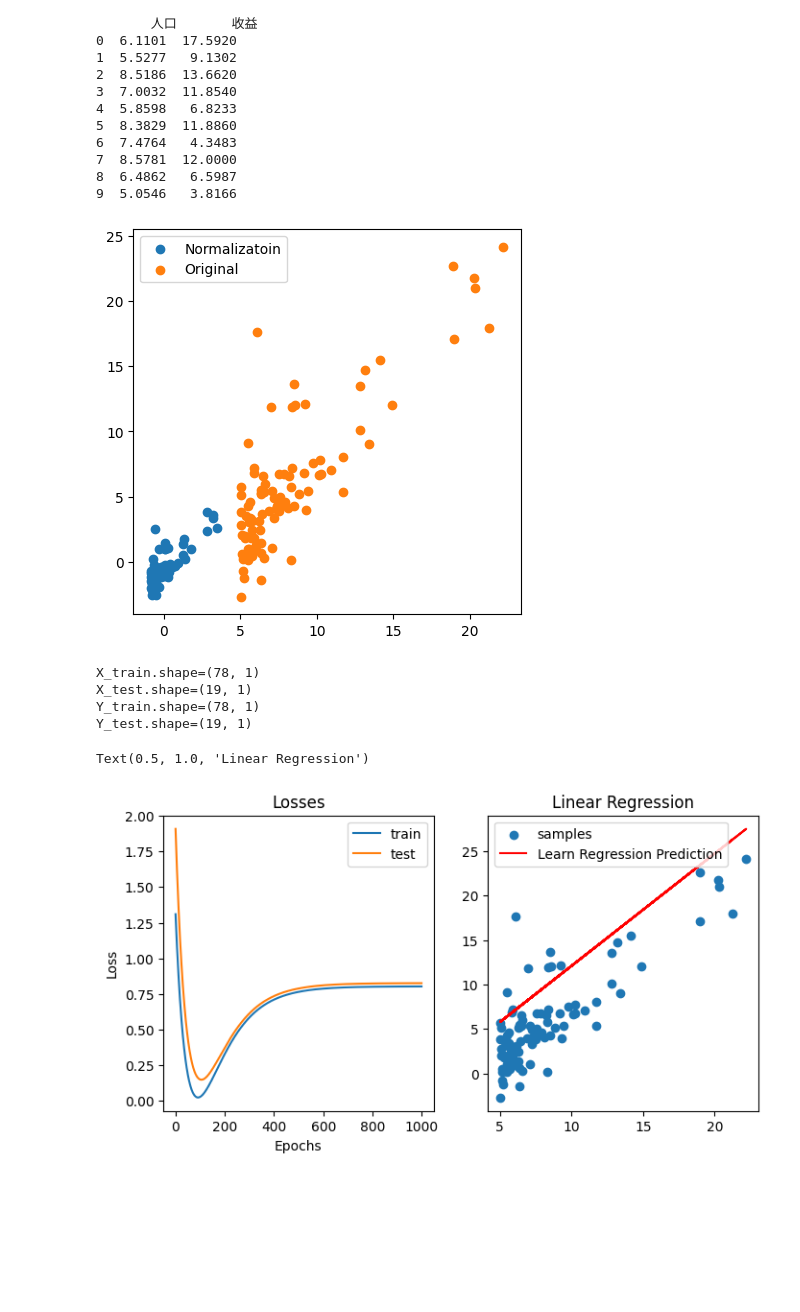
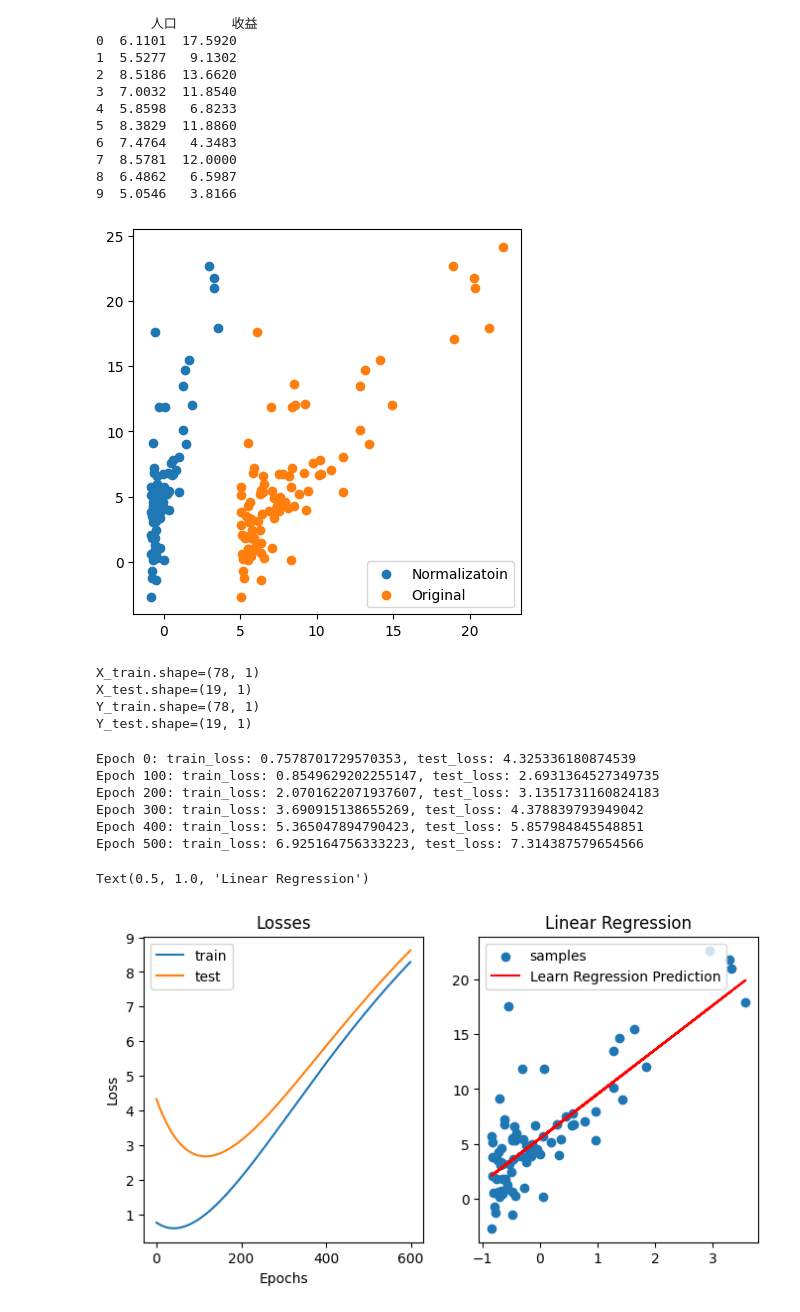
Before and after one commit to roseee-e/ML-homework, a Jupyter notebook: 第三次作业/张丁文_2200170271.ipynb, the cells around one changed output. Cells and saved outputs as stored; diff of their text form; code cells hidden in the pictures; blank space fills up the shorter version.

```diff
--- a/第三次作业/张丁文_2200170271.ipynb
+++ b/第三次作业/张丁文_2200170271.ipynb
@@ -123,11 +123,9 @@ X_train_mean = X_train.mean()
 X_train_std = X_train.std()
 X_train = (X_train-X_train_mean)/X_train_std
 X_test = (X_test-X_train_mean)/X_train_std
-Y_train = (Y_train-X_train_mean)/X_train_std
-Y_test = (Y_test-X_train_mean)/X_train_std
+# Y_train = (Y_train-X_train_mean)/X_train_std
+# Y_test = (Y_test-X_train_mean)/X_train_std
 
-train_losses = []
-test_losses = []
 
 plt.figure(figsize=(5, 5))
 plt.scatter(X_train, Y_train, label='Normalizatoin')
@@ -136,7 +134,7 @@ plt.legend()
 plt.show()
 print(f'{X_train.shape=}\n{X_test.shape=}\n{Y_train.shape=}\n{Y_test.shape=}')
 # %% [output]
-[figure, old version]
+[figure, new version]
 X_train.shape=(78, 1)
 X_test.shape=(19, 1)
 Y_train.shape=(78, 1)
@@ -148,7 +146,7 @@ import matplotlib.pyplot as plt
 
 
 class LinearRegression:
-    def __init__(self, lr=0.01):
+    def __init__(self, lr=0.001):
         self.lr = lr
         self.w = None
         self.b = None
@@ -156,6 +154,8 @@ class LinearRegression:
     def init(self, n_features):
         self.w = np.random.randn(n_features, 1)
         self.b = np.random.randn(n_features, 1)
+        # self.w=np.zeros((n_features,1))
+        # self.b=0
 
     def loss(self, y_true, y_hat):
         n_samples = y_true.shape[0]
@@ -171,48 +171,51 @@ class LinearRegression:
 
     def update(self, X, y, y_hat, n_samples, alpha):
         dw, db = self.gradient(X, y, n_samples, y_hat, alpha)
         self.w -= self.lr * dw
         self.b -= self.lr * db
 
 
-def fit(model: LinearRegression, X_train, X_test, train_losses, Y_train, Y_test, test_losses,iters, alpha=0.1):
+def fit(model: LinearRegression, X_train, X_test, train_losses, Y_train, Y_test, test_losses,iters, alpha=0.2):
     n_samples, n_features = X_train.shape
     model.init(n_features)
-    for _ in range(iters):
+    for epoh in range(iters):
         y_hat = model.forward(X_train)
         train_loss = model.loss(Y_train, y_hat)
         train_losses.append(train_loss)
         test_loss=model.loss(Y_test, model.forward(X_test))
         test_losses.append(test_loss)
         model.update(X_train, Y_train, y_hat, n_samples, alpha)
-        if test_loss<0.2:
-            np.save('w.npy',model.w)
-            np.save('b.npy',model.b)
+        if epoh % 100 == 0:
+            print(f'Epoch {epoh}: train_loss: {train_loss}, test_loss: {test_loss}')
 
 
-
-my_regression = LinearRegression()
-
-train_losses=[]
+train_losses = []
 test_losses = []
 
-fit(my_regression,X_train, X_test,train_losses, Y_train, Y_test, test_losses,1000)
+my_regression = LinearRegression(lr=0.003)
+fit(my_regression,X_train, X_test,train_losses, Y_train, Y_test, test_losses,600)
 
 fig, axis = plt.subplots(1, 2, figsize=(8, 4))
 axis[0].plot(train_losses)
 axis[0].plot(test_losses)
 axis[0].set_title('Losses')
 axis[0].legend(['train', 'test'])
 axis[0].set_xlabel('Epochs')
 axis[0].set_ylabel('Loss')
-forward=my_regression.forward(X)
-axis[1].scatter(X,Y)
-axis[1].plot(X, forward, color='red')
+forward = my_regression.forward(X_train)
+axis[1].scatter(X_train, Y_train)
+axis[1].plot(X_train, forward, color='red')
 axis[1].legend(['samples', 'Learn Regression Prediction'])
 axis[1].set_title('Linear Regression')
 # %% [output]
-Text(0.5, 1.0, 'Linear Regression')
+Epoch 0: train_loss: 0.7578701729570353, test_loss: 4.325336180874539
+Epoch 100: train_loss: 0.8549629202255147, test_loss: 2.6931364527349735
+Epoch 200: train_loss: 2.0701622071937607, test_loss: 3.1351731160824183
+Epoch 300: train_loss: 3.690915138655269, test_loss: 4.378839793949042
+Epoch 400: train_loss: 5.365047894790423, test_loss: 5.857984845548851
+Epoch 500: train_loss: 6.925164756333223, test_loss: 7.314387579654566
+Text(0.5, 1.0, 'Linear Regression')
-[figure, old version]
+[figure, new version]
 # %%
 # least square fitting
 import sklearn.linear_model
```
Also changed, not shown: parts of 1 cell of this notebook.
